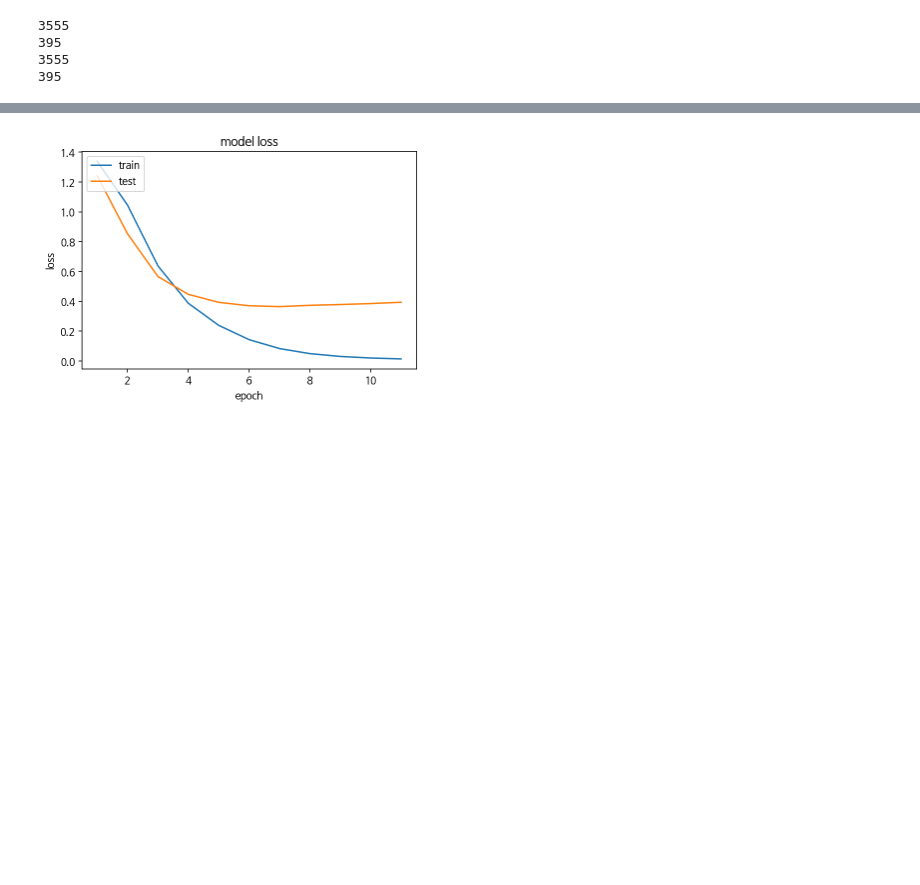
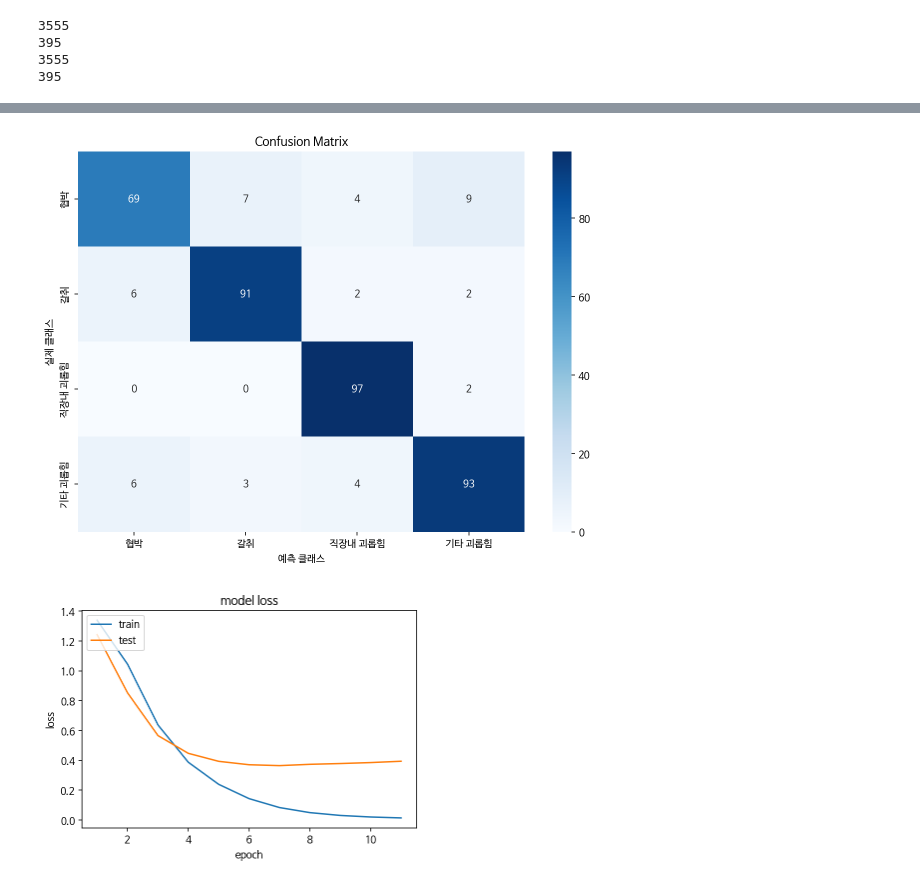
Before and after one commit to minsung6333/DLthon_ttolmang, a Jupyter notebook: Jhun/CNN.ipynb, the cells around one changed output, grey strips where cells are left out. Drawn from its saved outputs; the diff is of its cells as text; code cells hidden in the pictures; blank space fills up the shorter version.

```diff
--- a/Jhun/CNN.ipynb
+++ b/Jhun/CNN.ipynb
@@ -285,0 +298,25 @@ print("\n 테스트 정확도: %.4f" % (loaded_model.evaluate(x_valid, y_valid)[
+# %%
+from sklearn.metrics import confusion_matrix, accuracy_score, f1_score
+import numpy as np
+
+# 모델의 예측값을 얻습니다.
+predictions = loaded_model.predict(x_valid)
+predicted_classes = np.argmax(predictions, axis=1)
+true_classes = np.argmax(y_valid, axis=1)
+
+# 혼동 행렬을 생성합니다.
+conf_matrix = confusion_matrix(true_classes, predicted_classes)
+print("Confusion Matrix:")
+print(conf_matrix)
+
+# Accuracy를 계산합니다.
+accuracy = accuracy_score(true_classes, predicted_classes)
+print("\nAccuracy: {:.4f}".format(accuracy))
+
+# Macro F1-score를 계산합니다.
+macro_f1 = f1_score(true_classes, predicted_classes, average='macro')
+print("Macro F1-score: {:.4f}".format(macro_f1))
+
+# Weighted F1-score를 계산합니다.
+weighted_f1 = f1_score(true_classes, predicted_classes, average='weighted')
+print("Weighted F1-score: {:.4f}".format(weighted_f1))
@@ -286,3 +333,20 @@ print("\n 테스트 정확도: %.4f" % (loaded_model.evaluate(x_valid, y_valid)[
+# %%
+
+# 혼동 행렬 데이터 준비
+conf_matrix = confusion_matrix(true_classes, predicted_classes)
+
+# 혼동 행렬 히트맵 그리기
+plt.figure(figsize=(10, 7))
+sns.heatmap(conf_matrix, annot=True, fmt='d', cmap='Blues',
+            xticklabels=['협박', '갈취', '직장내 괴롭힘', '기타 괴롭힘'],
+            yticklabels=['협박', '갈취', '직장내 괴롭힘', '기타 괴롭힘'])
+
+plt.title('Confusion Matrix')
+plt.ylabel('실제 클래스')
+plt.xlabel('예측 클래스')
+plt.show()
+# %% [output]
+[figure, added]
 # %%
 epochs = range(1, len(history.history['acc']) + 1)
 plt.plot(epochs, history.history['loss'])
```
Also changed, not shown: parts of 5 cells of this notebook, 1 other file.
